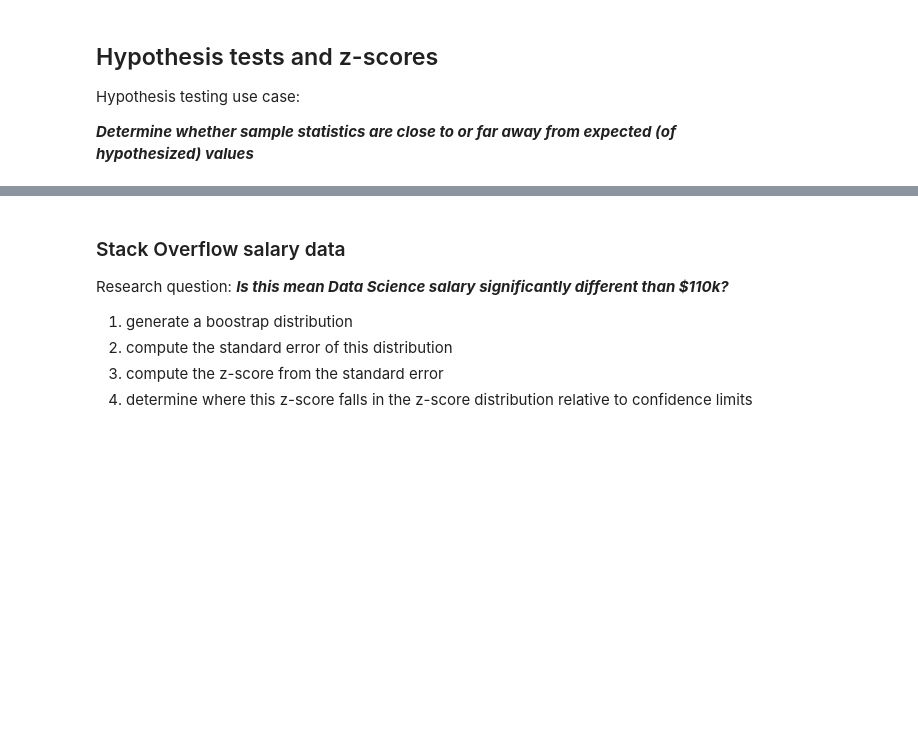
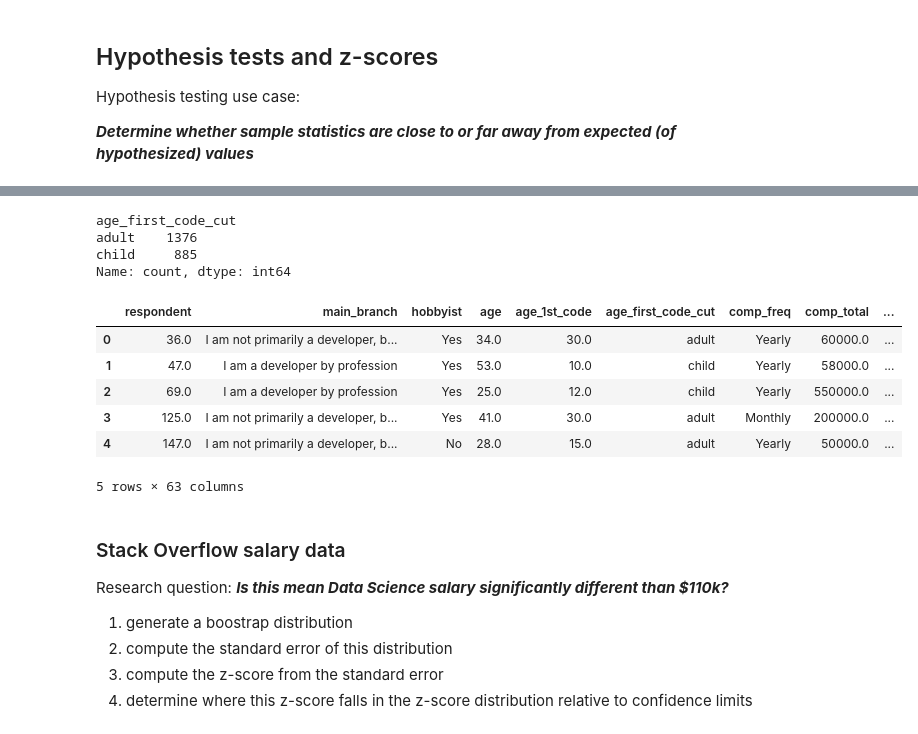
Before and after one commit to MichaelSzczepaniak/DataCamp, a Jupyter notebook: Tracks/Associate Data Scientist/29 Hypothesis Testing in Python/HypothesisTesting.ipynb, the cells around one changed output, grey strips where cells are left out. Drawn from its saved outputs; the diff is of its cells as text; code cells hidden in the pictures; blank space fills up the shorter version.

```diff
--- a/Tracks/Associate Data Scientist/29 Hypothesis Testing in Python/HypothesisTesting.ipynb
+++ b/Tracks/Associate Data Scientist/29 Hypothesis Testing in Python/HypothesisTesting.ipynb
@@ -14,4 +31,21 @@ print(mean_comp_samp)
 119574.71738168952
+# %%
+stack_overflow["age_first_code_cut"].value_counts()
+# %% [output]
+age_first_code_cut
+adult    1376
+child     885
+Name: count, dtype: int64
+# %%
+stack_overflow.head()
+# %% [output]
+|  | respondent | main_branch | hobbyist | age | age_1st_code | age_first_code_cut | comp_freq | comp_total | ... |
+| 0 | 36.0 | I am not primarily a developer, b... | Yes | 34.0 | 30.0 | adult | Yearly | 60000.0 | ... |
+| 1 | 47.0 | I am a developer by profession | Yes | 53.0 | 10.0 | child | Yearly | 58000.0 | ... |
+| 2 | 69.0 | I am a developer by profession | Yes | 25.0 | 12.0 | child | Yearly | 550000.0 | ... |
+| 3 | 125.0 | I am not primarily a developer, b... | Yes | 41.0 | 30.0 | adult | Monthly | 200000.0 | ... |
+| 4 | 147.0 | I am not primarily a developer, b... | No | 28.0 | 15.0 | adult | Yearly | 50000.0 | ... |
+5 rows × 63 columns
 # %% [markdown]
 ### Stack Overflow salary data
 
```
Also changed, not shown: parts of 20 cells of this notebook.
